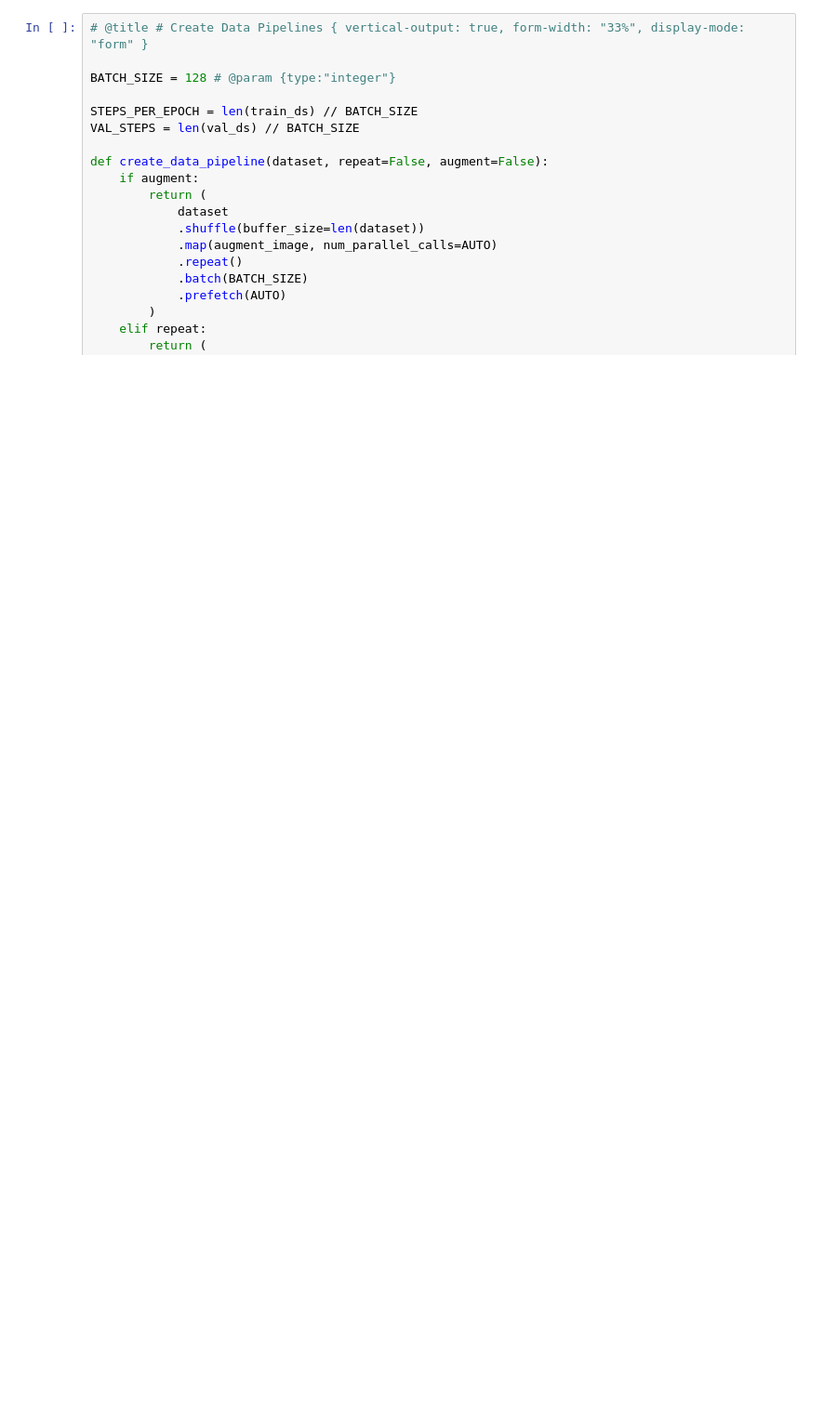
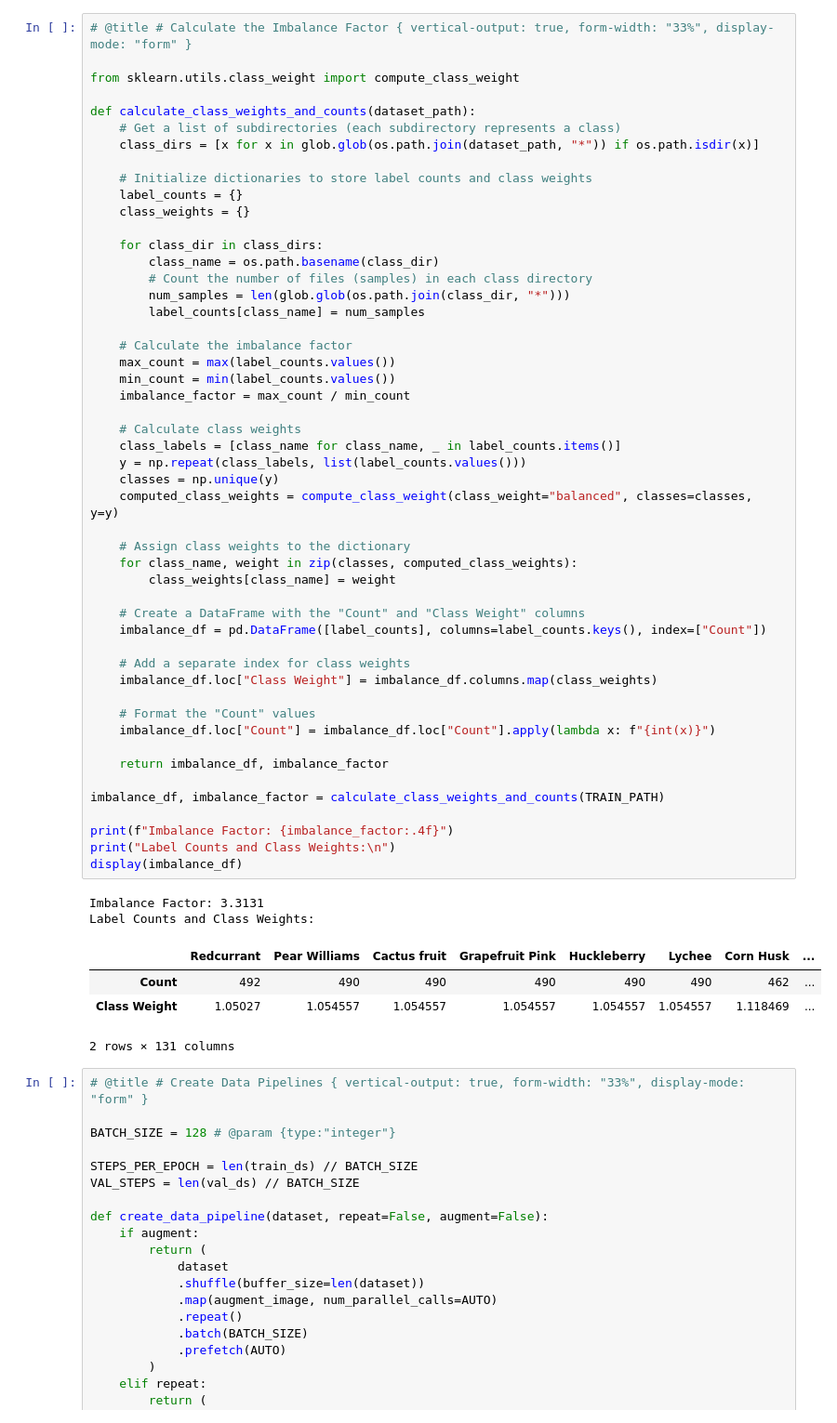
Before and after one commit to barankutluay/deep-learning-projects, a Jupyter notebook: Fruits360_VGG16.ipynb, the cells around one changed output. Shown at 93% size. Drawn from its saved outputs; the diff is of its cells as text; blank space fills up the shorter version.

```diff
--- a/Fruits360_VGG16.ipynb
+++ b/Fruits360_VGG16.ipynb
@@ -460,3 +491,60 @@ plot_augmentation(rand_augment, NUM_SAMPLES, NUM_ROWS, NUM_COLUMNS)
+# %%
+# @title # Calculate the Imbalance Factor { vertical-output: true, form-width: "33%", display-mode: "form" }
+
+from sklearn.utils.class_weight import compute_class_weight
+
+def calculate_class_weights_and_counts(dataset_path):
+    # Get a list of subdirectories (each subdirectory represents a class)
+    class_dirs = [x for x in glob.glob(os.path.join(dataset_path, "*")) if os.path.isdir(x)]
+
+    # Initialize dictionaries to store label counts and class weights
+    label_counts = {}
+    class_weights = {}
+
+    for class_dir in class_dirs:
+        class_name = os.path.basename(class_dir)
+        # Count the number of files (samples) in each class directory
+        num_samples = len(glob.glob(os.path.join(class_dir, "*")))
+        label_counts[class_name] = num_samples
+
+    # Calculate the imbalance factor
+    max_count = max(label_counts.values())
+    min_count = min(label_counts.values())
+    imbalance_factor = max_count / min_count
+
+    # Calculate class weights
+    class_labels = [class_name for class_name, _ in label_counts.items()]
+    y = np.repeat(class_labels, list(label_counts.values()))
+    classes = np.unique(y)
+    computed_class_weights = compute_class_weight(class_weight="balanced", classes=classes, y=y)
+
+    # Assign class weights to the dictionary
+    for class_name, weight in zip(classes, computed_class_weights):
+        class_weights[class_name] = weight
+
+    # Create a DataFrame with the "Count" and "Class Weight" columns
+    imbalance_df = pd.DataFrame([label_counts], columns=label_counts.keys(), index=["Count"])
+
+    # Add a separate index for class weights
+    imbalance_df.loc["Class Weight"] = imbalance_df.columns.map(class_weights)
+
+    # Format the "Count" values
+    imbalance_df.loc["Count"] = imbalance_df.loc["Count"].apply(lambda x: f"{int(x)}")
+
+    return imbalance_df, imbalance_factor
+
+imbalance_df, imbalance_factor = calculate_class_weights_and_counts(TRAIN_PATH)
+
+print(f"Imbalance Factor: {imbalance_factor:.4f}")
+print("Label Counts and Class Weights:\n")
+display(imbalance_df)
+# %% [output]
+Imbalance Factor: 3.3131
+Label Counts and Class Weights:
+|  | Redcurrant | Pear Williams | Cactus fruit | Grapefruit Pink | Huckleberry | Lychee | Corn Husk | ... |
+| Count | 492 | 490 | 490 | 490 | 490 | 490 | 462 | ... |
+| Class Weight | 1.05027 | 1.054557 | 1.054557 | 1.054557 | 1.054557 | 1.054557 | 1.118469 | ... |
+2 rows × 131 columns
 # %%
 # @title # Create Data Pipelines { vertical-output: true, form-width: "33%", display-mode: "form" }
 
```
Also changed, not shown: parts of 12 cells of this notebook.
